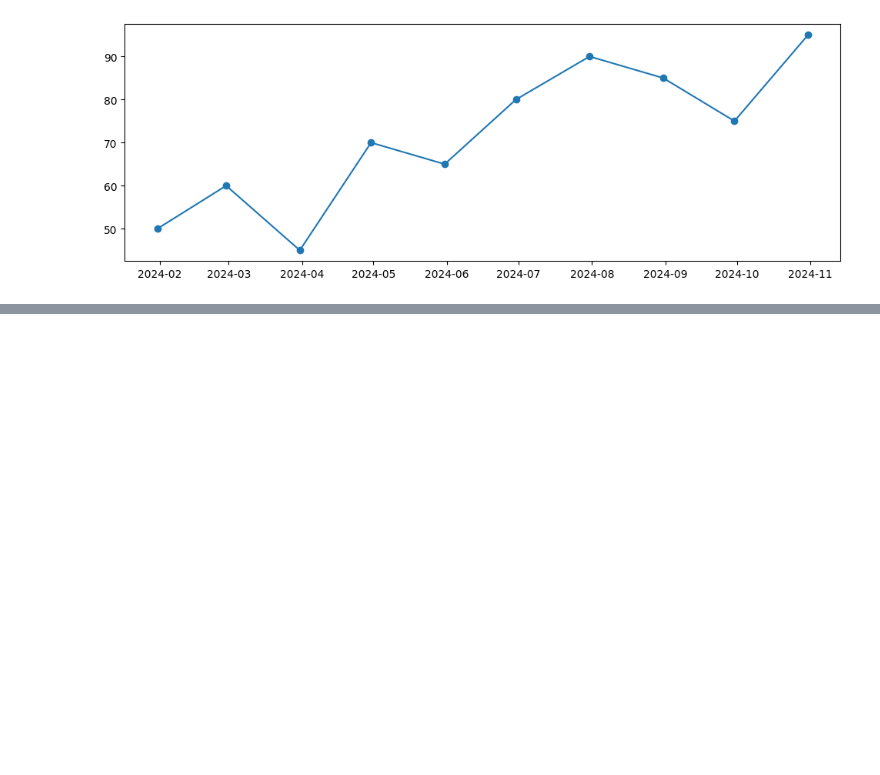
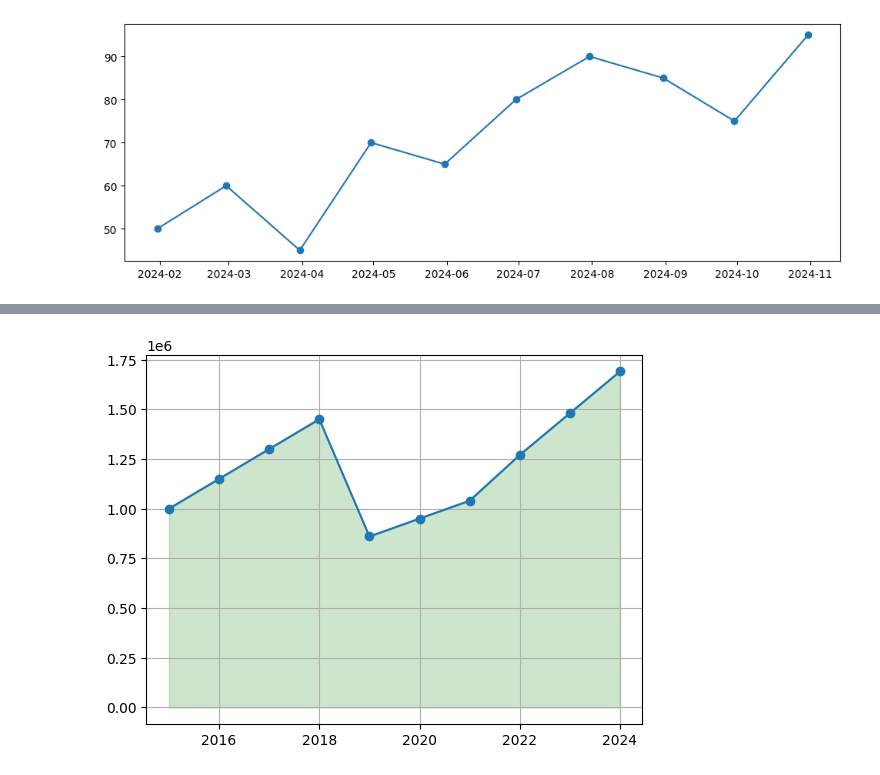
Before and after one commit to vizcardo1199/python-statitics, a Jupyter notebook: Python-scripts/excel-py/graficos-excel.ipynb, the cells around one changed output, grey strips where cells are left out. Saved outputs shown, nothing was run; the diff lists cells and outputs as text; code cells hidden in the pictures; blank space fills up the shorter version.

```diff
--- a/Python-scripts/excel-py/graficos-excel.ipynb
+++ b/Python-scripts/excel-py/graficos-excel.ipynb
@@ -53,0 +98,10 @@ plt.show()
+# %%
+#Grafico de area (cambio de la poblacion a lo largo de un año para un pais)
+pais_a = poblacion_paises[poblacion_paises['País']=='País A']
+
+plt.fill_between(list(pais_a['Año']), pais_a['Población'] , alpha=0.2 , color ='green')
+plt.plot(list(pais_a['Año']), pais_a['Población'] , marker='o')
+plt.grid()
+plt.show()
+# %% [output]
+[figure, added]
```
Also changed, not shown: parts of 5 cells of this notebook, 1 other file.
